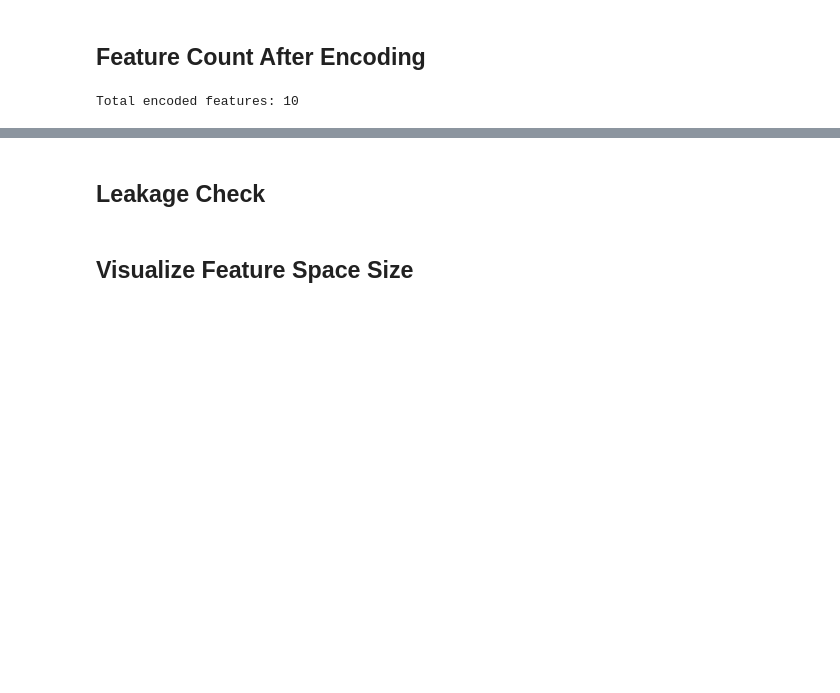
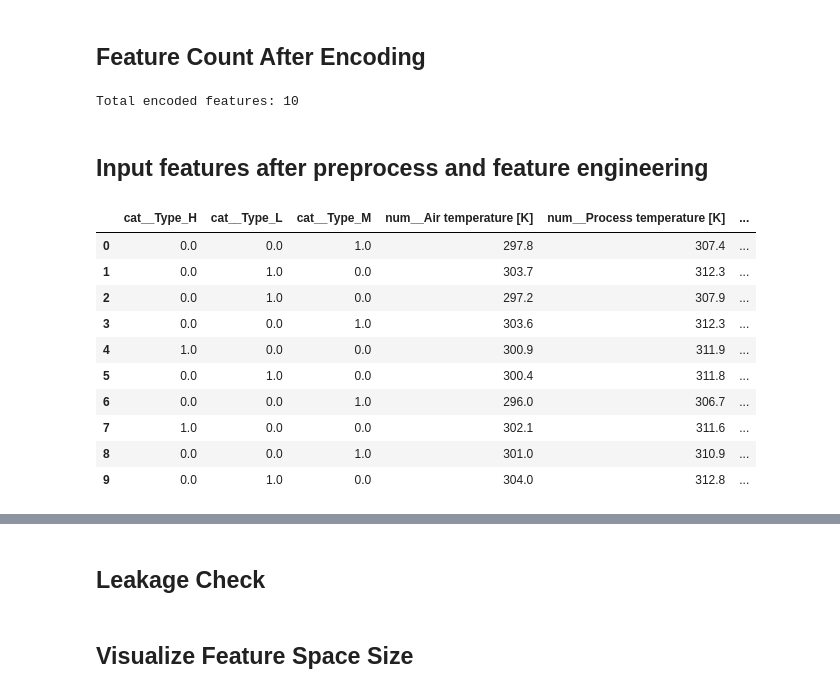
Before and after one commit to LaMinMaung193/AI-Assisted-Predictive-Maintenance, a Jupyter notebook: notebooks/02_preprocessing_feature_engineering.ipynb, the cells around one changed output, grey strips where cells are left out. Cells and saved outputs as stored; diff of their text form; code cells hidden in the pictures; blank space fills up the shorter version.

```diff
--- a/notebooks/02_preprocessing_feature_engineering.ipynb
+++ b/notebooks/02_preprocessing_feature_engineering.ipynb
@@ -275,3 +281,26 @@ feature_names = preprocessor.get_feature_names_out()
 print("Total encoded features:", len(feature_names))
 # %% [output]
 Total encoded features: 10
+# %% [markdown]
+## Input features after preprocess and feature engineering
+# %%
+# Convert processed arrays to DataFrames
+Xb_train_df = pd.DataFrame(Xb_train_p, columns=feature_names)
+Xb_test_df = pd.DataFrame(Xb_test_p, columns=feature_names)
+
+Xm_train_df = pd.DataFrame(Xm_train_p, columns=feature_names)
+Xm_test_df = pd.DataFrame(Xm_test_p, columns=feature_names)
+# %%
+Xb_train_df.head(10)
+# %% [output]
+|  | cat__Type_H | cat__Type_L | cat__Type_M | num__Air temperature [K] | num__Process temperature [K] | ... |
+| 0 | 0.0 | 0.0 | 1.0 | 297.8 | 307.4 | ... |
+| 1 | 0.0 | 1.0 | 0.0 | 303.7 | 312.3 | ... |
+| 2 | 0.0 | 1.0 | 0.0 | 297.2 | 307.9 | ... |
+| 3 | 0.0 | 0.0 | 1.0 | 303.6 | 312.3 | ... |
+| 4 | 1.0 | 0.0 | 0.0 | 300.9 | 311.9 | ... |
+| 5 | 0.0 | 1.0 | 0.0 | 300.4 | 311.8 | ... |
+| 6 | 0.0 | 0.0 | 1.0 | 296.0 | 306.7 | ... |
+| 7 | 1.0 | 0.0 | 0.0 | 302.1 | 311.6 | ... |
+| 8 | 0.0 | 0.0 | 1.0 | 301.0 | 310.9 | ... |
+| 9 | 0.0 | 1.0 | 0.0 | 304.0 | 312.8 | ... |
```
Also changed, not shown: parts of 24 cells of this notebook, 4 other files.
